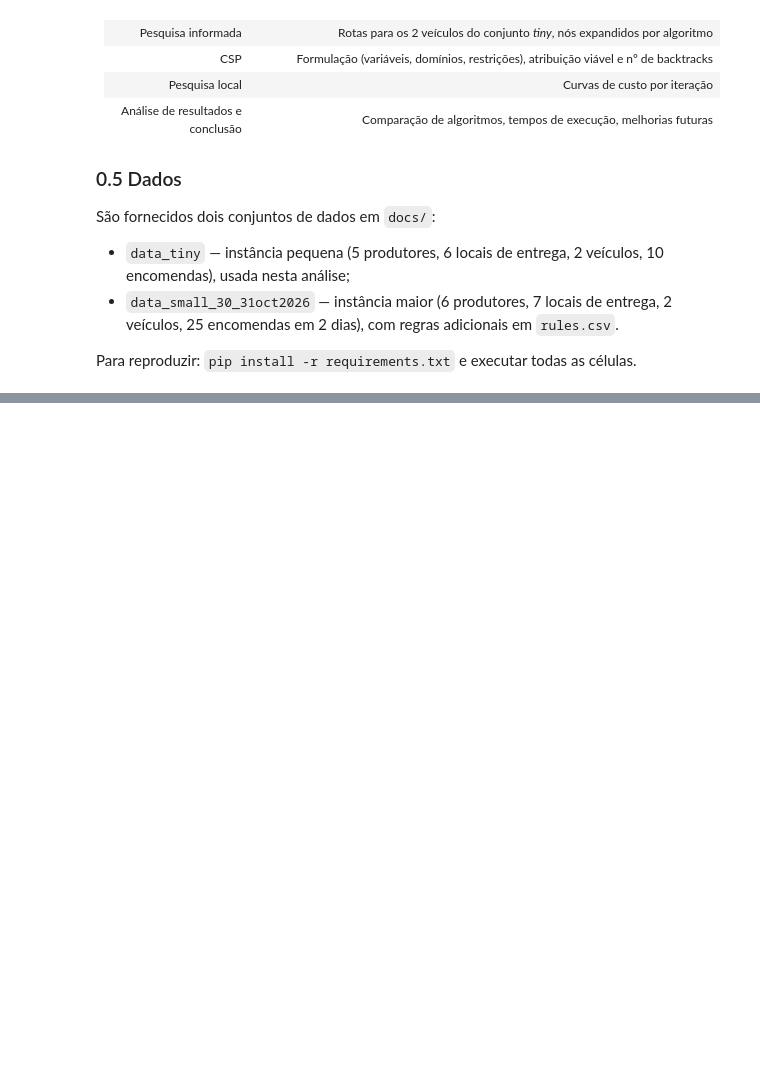
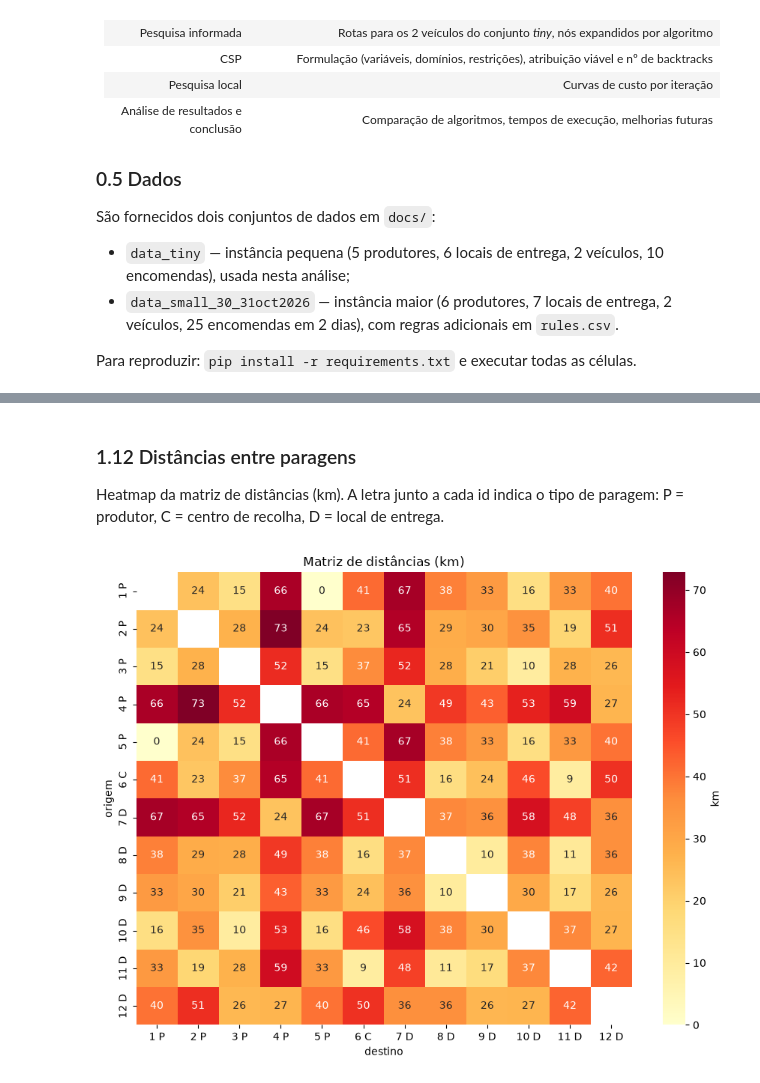
Before and after one commit to FabioFerreira2005/IA26_P01_G02, a Jupyter notebook: 01_eda_tiny.ipynb, the cells around one changed output, grey strips where cells are left out. Cells and saved outputs as stored; diff of their text form; code cells hidden in the pictures; blank space fills up the shorter version.

```diff
--- a/01_eda_tiny.ipynb
+++ b/01_eda_tiny.ipynb
@@ -61,0 +376,18 @@ Para reproduzir: `pip install -r requirements.txt` e executar todas as células.
+# %%
+n = len(locations)
+print("pares esperados:", n * (n - 1), "| pares no ficheiro:", len(dist))
+
+# matrizes origem x destino
+D = dist.pivot(index="origin_location_id", columns="destination_location_id", values="distance_km")
+T = dist.pivot(index="origin_location_id", columns="destination_location_id", values="duration_min")
+print("simétrica (km / min):", np.allclose(D.fillna(0), D.T.fillna(0)), np.allclose(T.fillna(0), T.T.fillna(0)))
+print(f"distância (km): mín {dist.distance_km.min():.1f} | média {dist.distance_km.mean():.1f} | máx {dist.distance_km.max():.1f}")
+
+# velocidade implícita (ignora pares com distância 0)
+v = dist.loc[dist.duration_min > 0]
+print("velocidade implícita (km/h):", sorted(float(x) for x in (v.distance_km / (v.duration_min / 60)).round(0).unique()))
+print("velocidade em vehicles.csv (km/h):", vehicles["avg_speed_kmh"].tolist())
+
+# pares com distância zero
+display(dist[dist.distance_km == 0])
+locations.loc[locations.location_id.isin(dist.loc[dist.distance_km == 0, "origin_location_id"])]
@@ -61,0 +516,8 @@ Para reproduzir: `pip install -r requirements.txt` e executar todas as células.
+# %%
+cores = {"producer": "green", "collection_center": "red", "delivery_location": "blue"}
+m = folium.Map(location=[locations.latitude.mean(), locations.longitude.mean()], zoom_start=10)
+for r in locations.itertuples():
+    folium.CircleMarker([r.latitude, r.longitude], radius=8, color=cores[r.location_type],
+                        fill=True, fill_opacity=.8,
+                        tooltip=f"{r.location_id} · {r.name} ({r.location_type})").add_to(m)
+m
@@ -61,0 +526,13 @@ Para reproduzir: `pip install -r requirements.txt` e executar todas as células.
+# %% [markdown]
+### 1.12 Distâncias entre paragens
+Heatmap da matriz de distâncias (km). A letra junto a cada id indica o tipo de paragem: P = produtor, C = centro de recolha, D = local de entrega.
+# %%
+lbl = {r.location_id: f"{r.location_id} {r.location_type[0].upper()}" for r in locations.itertuples()}
+fig, ax = plt.subplots(figsize=(9, 7))
+sns.heatmap(D.rename(index=lbl, columns=lbl), annot=True, fmt=".0f", cmap="YlOrRd", ax=ax,
+            cbar_kws={"label": "km"})
+ax.set_xlabel("destino"); ax.set_ylabel("origem")
+ax.set_title("Matriz de distâncias (km)")
+plt.tight_layout(); plt.show()
+# %% [output]
+[figure, added]
```
Also changed, not shown: parts of 27 cells of this notebook, 1 other file.
